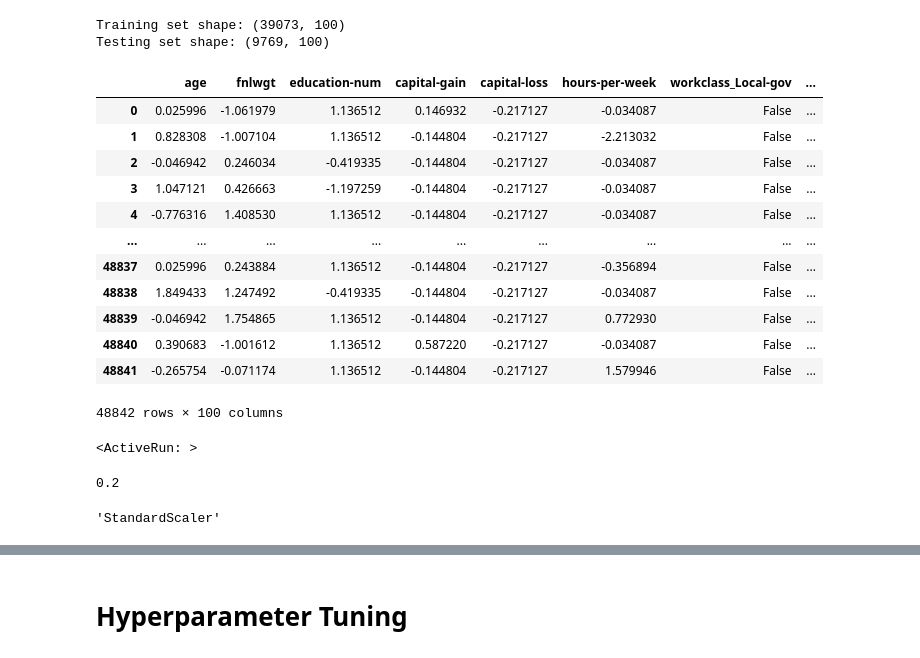
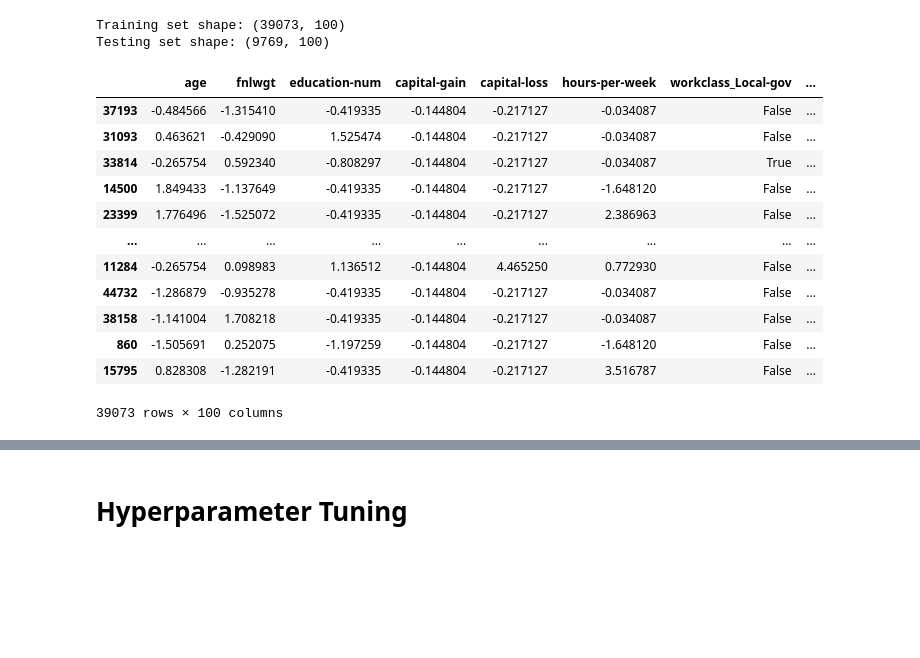
Before and after one commit to tharindu-sankalpa/mlflow-enterprise-platform, a Jupyter notebook: notebook/adult-classification.ipynb, the cells around one changed output, grey strips where cells are left out. Drawn from its saved outputs; the diff is of its cells as text; code cells hidden in the pictures; blank space fills up the shorter version.

```diff
--- a/notebook/adult-classification.ipynb
+++ b/notebook/adult-classification.ipynb
@@ -480,46 +499,16 @@ Testing set shape: (9769, 100)
 # %%
-X_final
+X_train
 # %% [output]
 |  | age | fnlwgt | education-num | capital-gain | capital-loss | hours-per-week | workclass_Local-gov | ... |
-| 0 | 0.025996 | -1.061979 | 1.136512 | 0.146932 | -0.217127 | -0.034087 | False | ... |
-| 1 | 0.828308 | -1.007104 | 1.136512 | -0.144804 | -0.217127 | -2.213032 | False | ... |
-| 2 | -0.046942 | 0.246034 | -0.419335 | -0.144804 | -0.217127 | -0.034087 | False | ... |
-| 3 | 1.047121 | 0.426663 | -1.197259 | -0.144804 | -0.217127 | -0.034087 | False | ... |
-| 4 | -0.776316 | 1.408530 | 1.136512 | -0.144804 | -0.217127 | -0.034087 | False | ... |
+| 37193 | -0.484566 | -1.315410 | -0.419335 | -0.144804 | -0.217127 | -0.034087 | False | ... |
+| 31093 | 0.463621 | -0.429090 | 1.525474 | -0.144804 | -0.217127 | -0.034087 | False | ... |
+| 33814 | -0.265754 | 0.592340 | -0.808297 | -0.144804 | -0.217127 | -0.034087 | True | ... |
+| 14500 | 1.849433 | -1.137649 | -0.419335 | -0.144804 | -0.217127 | -1.648120 | False | ... |
+| 23399 | 1.776496 | -1.525072 | -0.419335 | -0.144804 | -0.217127 | 2.386963 | False | ... |
 | ... | ... | ... | ... | ... | ... | ... | ... | ... |
-| 48837 | 0.025996 | 0.243884 | 1.136512 | -0.144804 | -0.217127 | -0.356894 | False | ... |
-| 48838 | 1.849433 | 1.247492 | -0.419335 | -0.144804 | -0.217127 | -0.034087 | False | ... |
-| 48839 | -0.046942 | 1.754865 | 1.136512 | -0.144804 | -0.217127 | 0.772930 | False | ... |
-| 48840 | 0.390683 | -1.001612 | 1.136512 | 0.587220 | -0.217127 | -0.034087 | False | ... |
-| 48841 | -0.265754 | -0.071174 | 1.136512 | -0.144804 | -0.217127 | 1.579946 | False | ... |
+| 11284 | -0.265754 | 0.098983 | 1.136512 | -0.144804 | 4.465250 | 0.772930 | False | ... |
+| 44732 | -1.286879 | -0.935278 | -0.419335 | -0.144804 | -0.217127 | -0.034087 | False | ... |
+| 38158 | -1.141004 | 1.708218 | -0.419335 | -0.144804 | -0.217127 | -0.034087 | False | ... |
+| 860 | -1.505691 | 0.252075 | -1.197259 | -0.144804 | -0.217127 | -1.648120 | False | ... |
+| 15795 | 0.828308 | -1.282191 | -0.419335 | -0.144804 | -0.217127 | 3.516787 | False | ... |
-48842 rows × 100 columns
+39073 rows × 100 columns
-# %%
-mlflow.set_experiment("CaliforniaHousing")
-mlflow.start_run(run_name="Preprocessing")
-# %% [output]
-<ActiveRun: >
-# %%
-from sklearn.model_selection import train_test_split
-
-X = df.copy()
-X.drop(columns=["MedHouseVal"], inplace=True)
-y = data.target
-
-X_train, X_test, y_train, y_test = train_test_split(X, y, test_size=0.2, random_state=42)
-
-mlflow.log_param("train_rows", X_train.shape[0])
-mlflow.log_param("test_rows", X_test.shape[0])
-mlflow.log_param("test_split", 0.2)
-# %% [output]
-0.2
-# %%
-from sklearn.preprocessing import StandardScaler
-import numpy as np
-
-scaler = StandardScaler()
-X_train_scaled = scaler.fit_transform(X_train)
-X_test_scaled = scaler.transform(X_test)
-
-mlflow.log_param("scaler", "StandardScaler")
-# %% [output]
-'StandardScaler'
```
Also changed, not shown: parts of 21 cells of this notebook.
